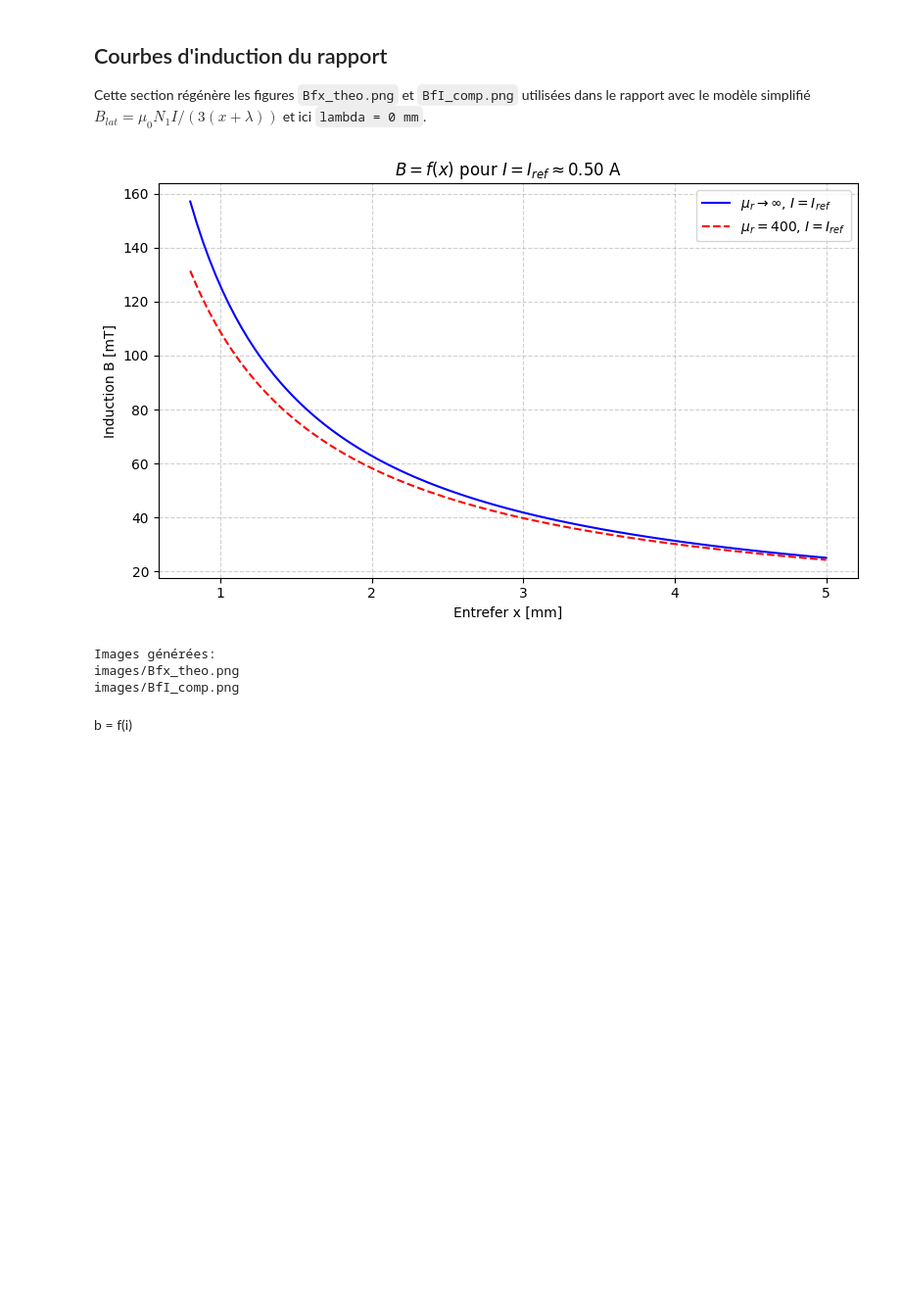
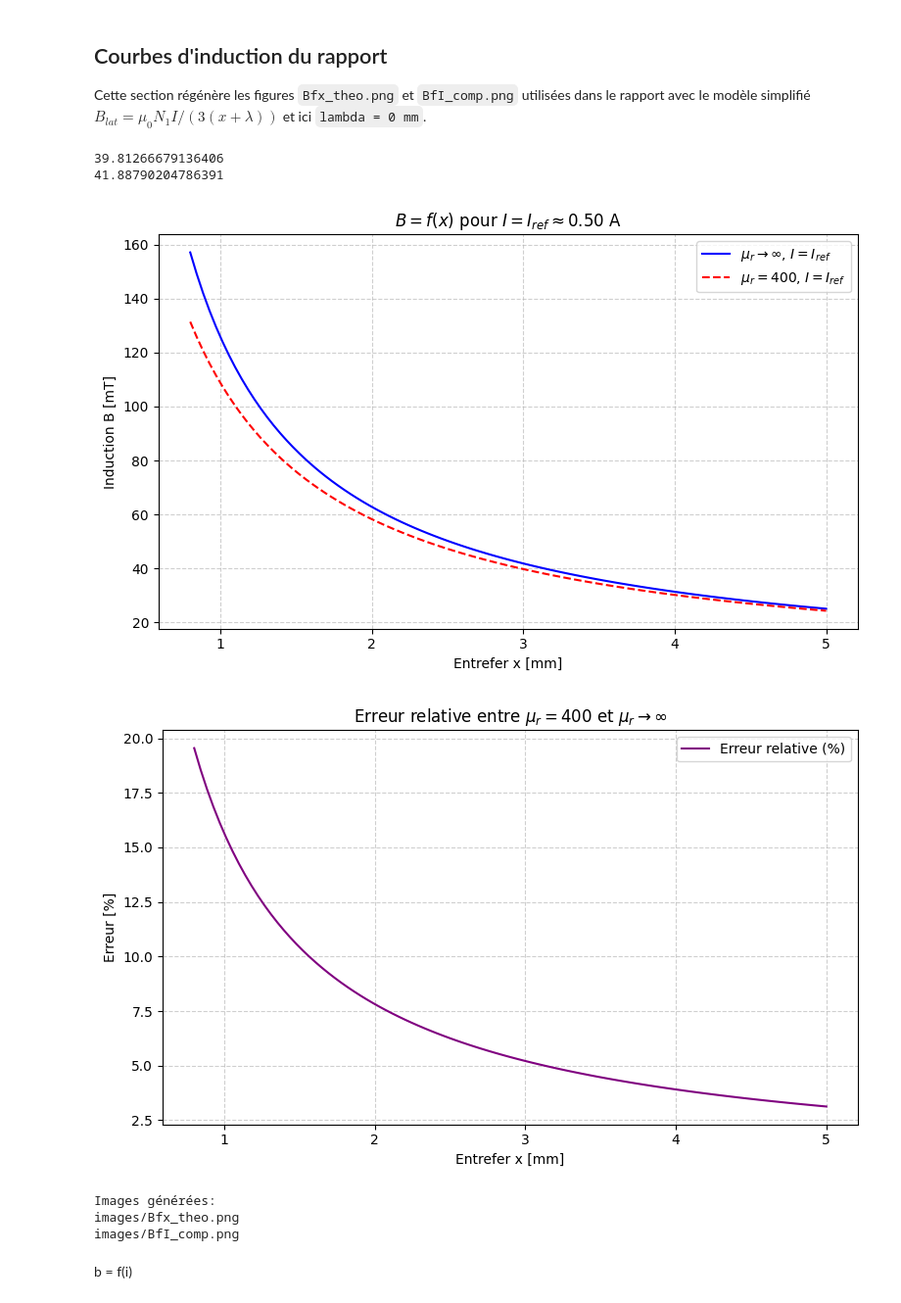
Before and after one commit to tom-berthoud/labo1mecatro, a Jupyter notebook: analysis_induction_B_fI.ipynb, the cells around one changed output. Shown at 98% size. Saved outputs shown, nothing was run; the diff lists cells and outputs as text; code cells hidden in the pictures; blank space fills up the shorter version.

```diff
--- a/analysis_induction_B_fI.ipynb
+++ b/analysis_induction_B_fI.ipynb
@@ -166,38 +166,68 @@ def B_field(x_mm, mu_r):
 
     return B * 1e3  # en mT
 
+print(B_field(3, 400))  # Test à x=3mm et mu_r=400
+print(B_field(3, np.inf))  # Test à x=3mm et mu_r→∞
+
 # Domaine x
 x_vals = np.linspace(0.8, 5, 100)
 
 # Calculs
 B_inf = [B_field(x, np.inf) for x in x_vals]
 B_400 = [B_field(x, 400) for x in x_vals]
+
+# Calcul erreur relative (%)
+B_inf = np.array(B_inf)
+B_400 = np.array(B_400)
+
+error_percent = np.abs(B_400 - B_inf) / B_400 * 100
 
 # Plot
 plt.figure(figsize=(8,5))
 
 plt.plot(x_vals, B_inf, color='blue', label=r'$\mu_r \to \infty$, $I = I_{ref}$')
 plt.plot(x_vals, B_400, 'r--', label=r'$\mu_r = 400$, $I = I_{ref}$')
 
 plt.xlabel('Entrefer x [mm]')
 plt.ylabel('Induction B [mT]')
 plt.title(r'$B = f(x)$ pour $I = I_{ref} \approx 0.50$ A')
 
 plt.grid(True, linestyle='--', alpha=0.6)
 plt.legend()
 
 plt.tight_layout()
 
 plt.savefig('rapport/images/Bfx_theo.png', dpi=300)
 plt.show()
+
+# ===== Plot 2 : erreur (%) =====
+plt.figure(figsize=(8,5))
+
+plt.plot(x_vals, error_percent, color='purple', label='Erreur relative (%)')
+
+plt.xlabel('Entrefer x [mm]')
+plt.ylabel('Erreur [%]')
+plt.title("Erreur relative entre $\mu_r=400$ et $\mu_r \\to \infty$")
+
+plt.grid(True, linestyle='--', alpha=0.6)
+plt.legend()
+
+plt.tight_layout()
+plt.savefig('rapport/images/erreur_relative.png', dpi=300)
+
+plt.show()
+
 print('Images générées:')
 print('images/Bfx_theo.png')
 print('images/BfI_comp.png')
 # %% [output]
+39.81266679136406
+41.88790204786391
 [figure]
-Images générées:
-images/Bfx_theo.png
-images/BfI_comp.png
+[figure, added]
+Images générées:
+images/Bfx_theo.png
+images/BfI_comp.png
 # %% [markdown]
 b = f(i)
 # %%
```
Also changed, not shown: parts of 2 cells of this notebook, 3 other files.
